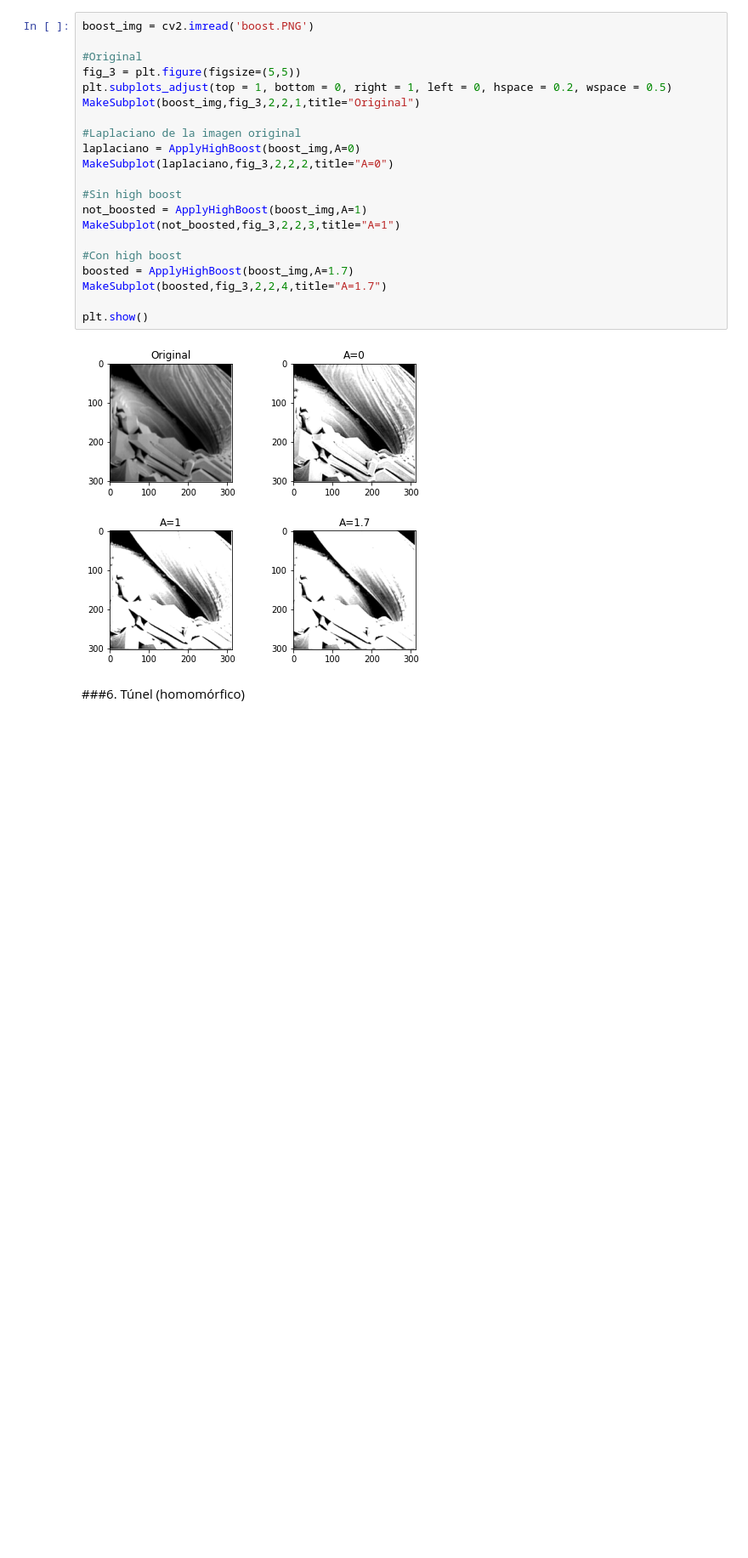
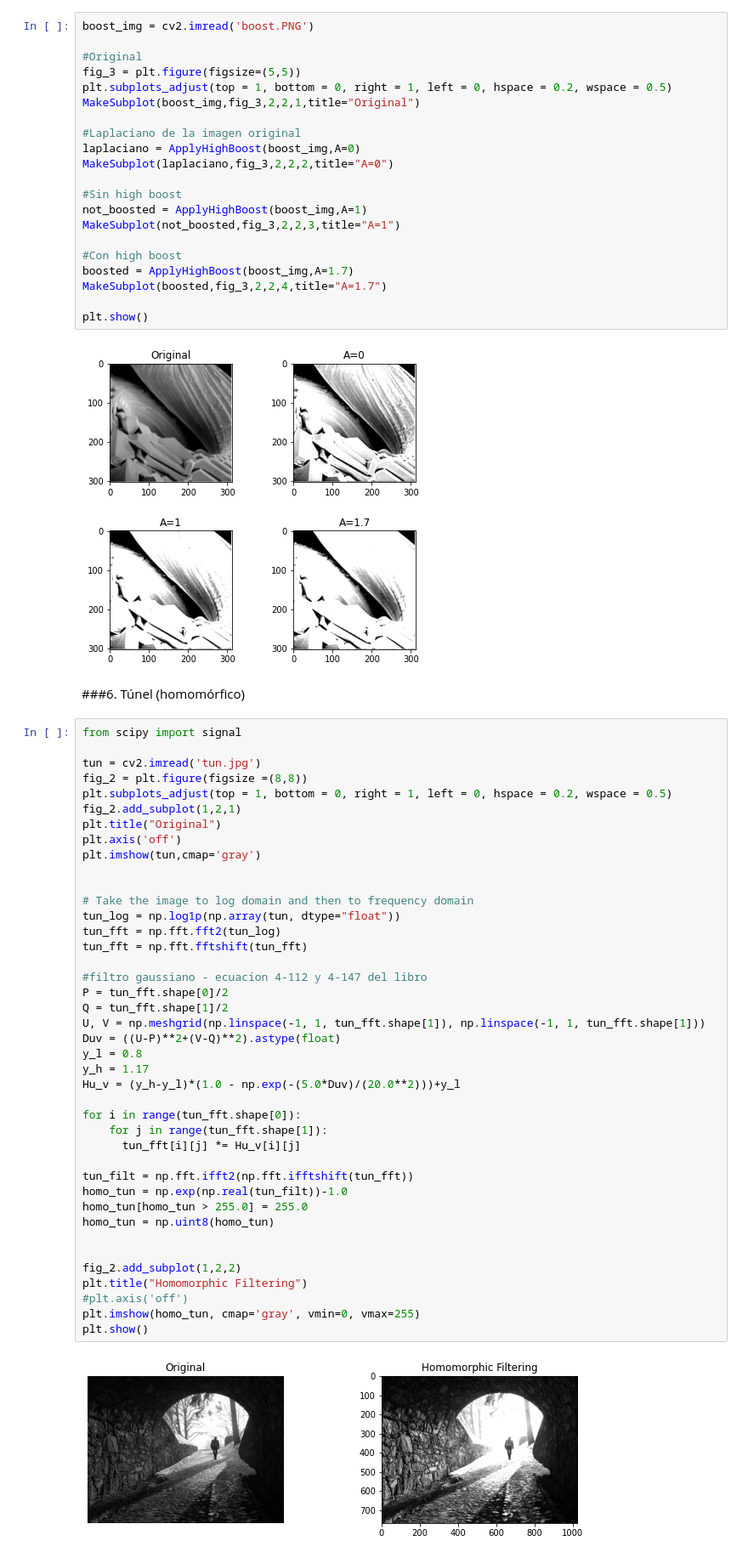
Before and after one commit to LuFernandez/imagaynes, a Jupyter notebook: TpFiltros/TPimagenes.ipynb, the cells around one changed output. Shown at 85% size. Drawn from its saved outputs; the diff is of its cells as text; blank space fills up the shorter version.

Commit message:
filtro homomorfico listo 🙂🙂

```diff
--- a/TpFiltros/TPimagenes.ipynb
+++ b/TpFiltros/TPimagenes.ipynb
@@ -218,3 +218,46 @@ plt.show()
 [figure]
 # %% [markdown]
 ###6. Túnel (homomórfico)
+# %%
+from scipy import signal
+
+tun = cv2.imread('tun.jpg')
+fig_2 = plt.figure(figsize =(8,8))
+plt.subplots_adjust(top = 1, bottom = 0, right = 1, left = 0, hspace = 0.2, wspace = 0.5)
+fig_2.add_subplot(1,2,1)
+plt.title("Original")
+plt.axis('off')
+plt.imshow(tun,cmap='gray')
+
+
+# Take the image to log domain and then to frequency domain
+tun_log = np.log1p(np.array(tun, dtype="float"))
+tun_fft = np.fft.fft2(tun_log)
+tun_fft = np.fft.fftshift(tun_fft)
+
+#filtro gaussiano - ecuacion 4-112 y 4-147 del libro
+P = tun_fft.shape[0]/2
+Q = tun_fft.shape[1]/2
+U, V = np.meshgrid(np.linspace(-1, 1, tun_fft.shape[1]), np.linspace(-1, 1, tun_fft.shape[1]))
+Duv = ((U-P)**2+(V-Q)**2).astype(float)
+y_l = 0.8
+y_h = 1.17
+Hu_v = (y_h-y_l)*(1.0 - np.exp(-(5.0*Duv)/(20.0**2)))+y_l
+
+for i in range(tun_fft.shape[0]):
+    for j in range(tun_fft.shape[1]):
+      tun_fft[i][j] *= Hu_v[i][j]
+
+tun_filt = np.fft.ifft2(np.fft.ifftshift(tun_fft))
+homo_tun = np.exp(np.real(tun_filt))-1.0
+homo_tun[homo_tun > 255.0] = 255.0
+homo_tun = np.uint8(homo_tun)
+
+
+fig_2.add_subplot(1,2,2)
+plt.title("Homomorphic Filtering")
+#plt.axis('off')
+plt.imshow(homo_tun, cmap='gray', vmin=0, vmax=255)
+plt.show()
+# %% [output]
+[figure, added]
```
